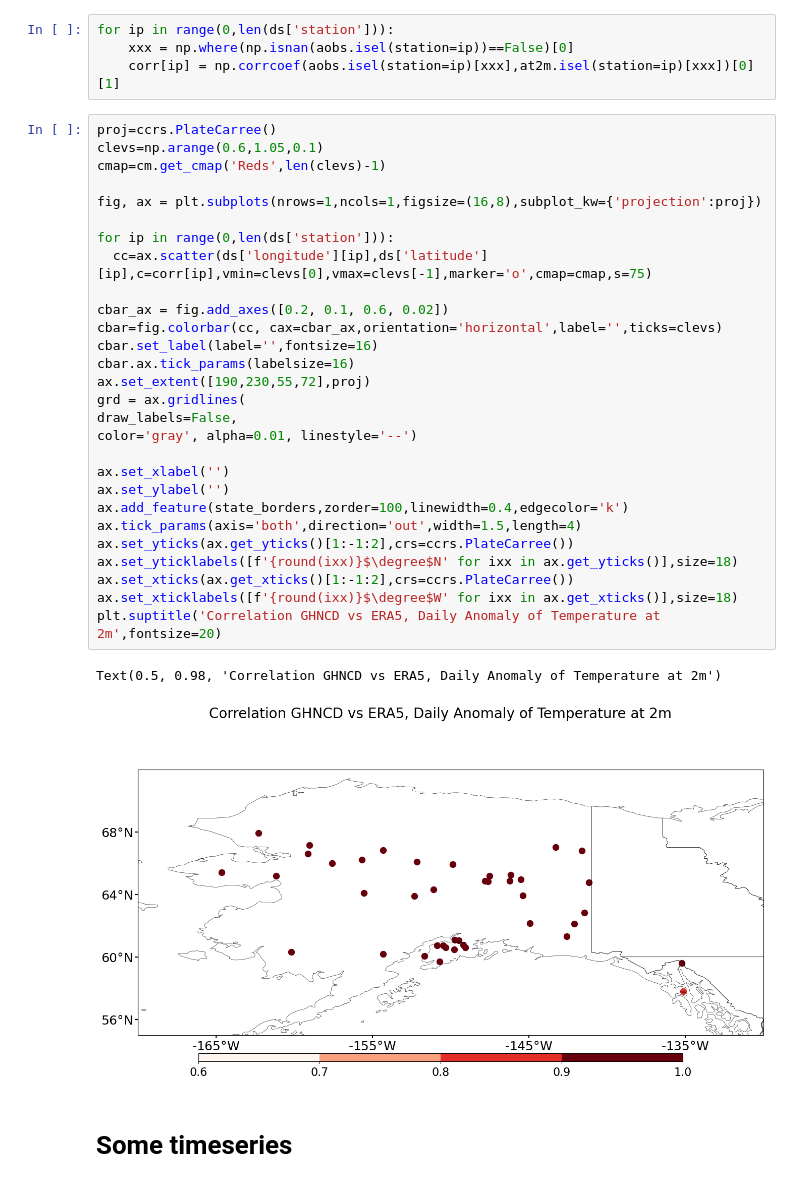
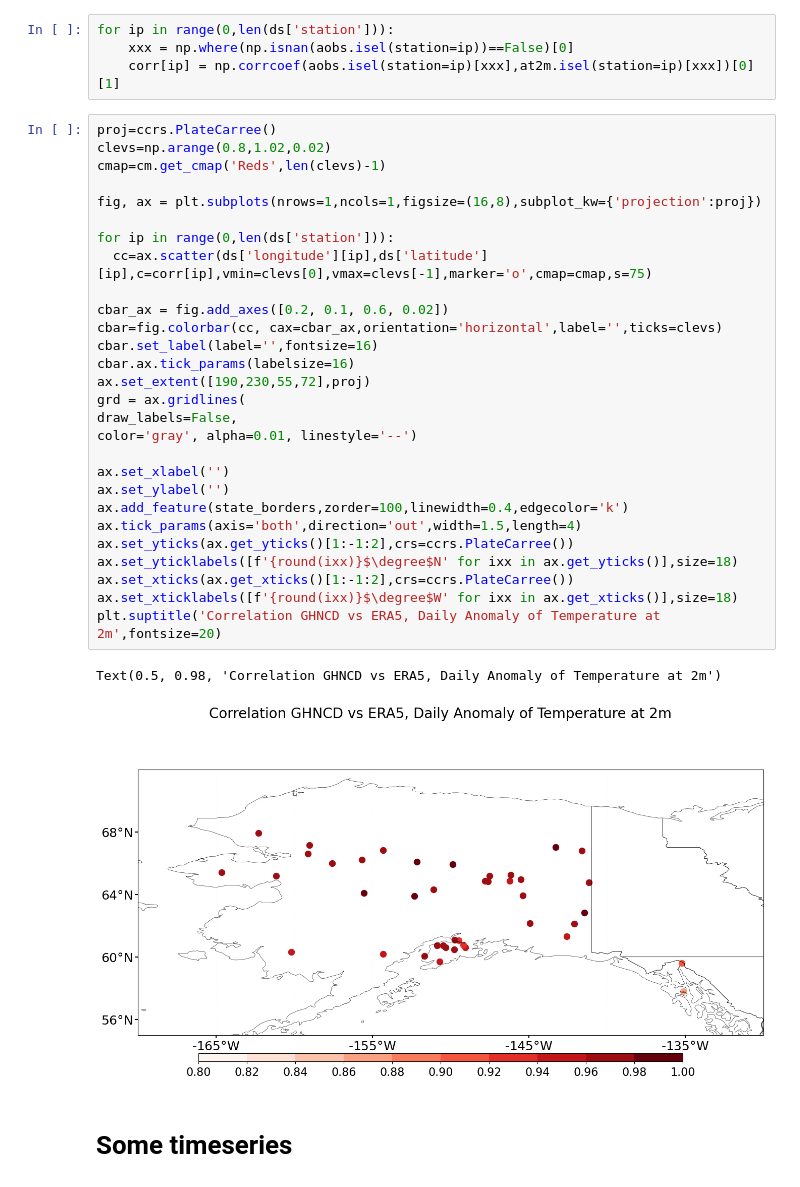
Before and after one commit to GaelleHervieux/ERA5_Tair_Tmin_Tmax, a Jupyter notebook: plot_GHCND_vs_ERA5_AK.ipynb, the cells around one changed output. Drawn from its saved outputs; the diff is of its cells as text.

```diff
--- a/plot_GHCND_vs_ERA5_AK.ipynb
+++ b/plot_GHCND_vs_ERA5_AK.ipynb
@@ -190,35 +190,35 @@ for ip in range(0,len(ds['station'])):
     corr[ip] = np.corrcoef(aobs.isel(station=ip)[xxx],at2m.isel(station=ip)[xxx])[0][1]
 # %%
 proj=ccrs.PlateCarree()
-clevs=np.arange(0.6,1.05,0.1)
+clevs=np.arange(0.8,1.02,0.02)
 cmap=cm.get_cmap('Reds',len(clevs)-1)
 
 fig, ax = plt.subplots(nrows=1,ncols=1,figsize=(16,8),subplot_kw={'projection':proj})
 
 for ip in range(0,len(ds['station'])):
   cc=ax.scatter(ds['longitude'][ip],ds['latitude'][ip],c=corr[ip],vmin=clevs[0],vmax=clevs[-1],marker='o',cmap=cmap,s=75)
 
 cbar_ax = fig.add_axes([0.2, 0.1, 0.6, 0.02])
 cbar=fig.colorbar(cc, cax=cbar_ax,orientation='horizontal',label='',ticks=clevs)
 cbar.set_label(label='',fontsize=16)
 cbar.ax.tick_params(labelsize=16)
 ax.set_extent([190,230,55,72],proj)
 grd = ax.gridlines(
 draw_labels=False,
 color='gray', alpha=0.01, linestyle='--')
 
 ax.set_xlabel('')
 ax.set_ylabel('')
 ax.add_feature(state_borders,zorder=100,linewidth=0.4,edgecolor='k')
 ax.tick_params(axis='both',direction='out',width=1.5,length=4)
 ax.set_yticks(ax.get_yticks()[1:-1:2],crs=ccrs.PlateCarree())
 ax.set_yticklabels([f'{round(ixx)}$\degree$N' for ixx in ax.get_yticks()],size=18)
 ax.set_xticks(ax.get_xticks()[1:-1:2],crs=ccrs.PlateCarree())
 ax.set_xticklabels([f'{round(ixx)}$\degree$W' for ixx in ax.get_xticks()],size=18)
 plt.suptitle('Correlation GHNCD vs ERA5, Daily Anomaly of Temperature at 2m',fontsize=20)
 # %% [output]
 Text(0.5, 0.98, 'Correlation GHNCD vs ERA5, Daily Anomaly of Temperature at 2m')
-[figure, old version]
+[figure, new version]
 # %% [markdown]
 # Some timeseries
 # %%
```
Also changed, not shown: parts of 1 cell of this notebook.
